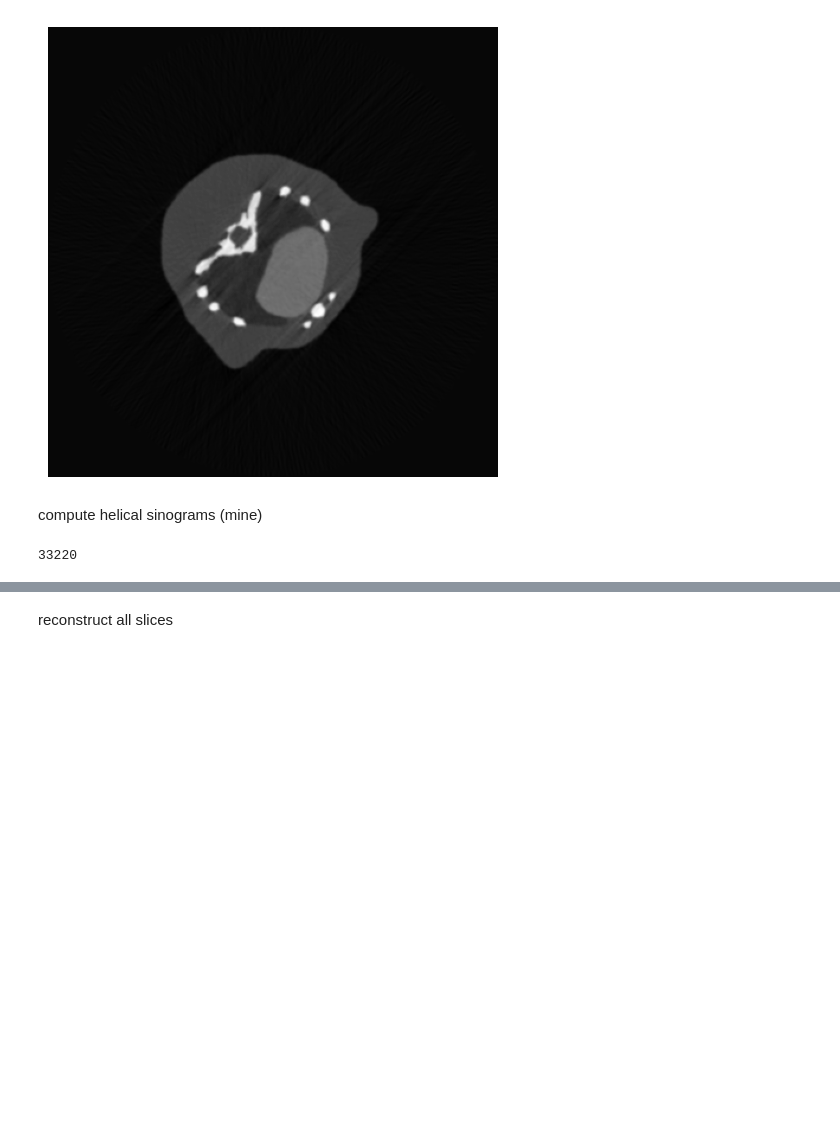
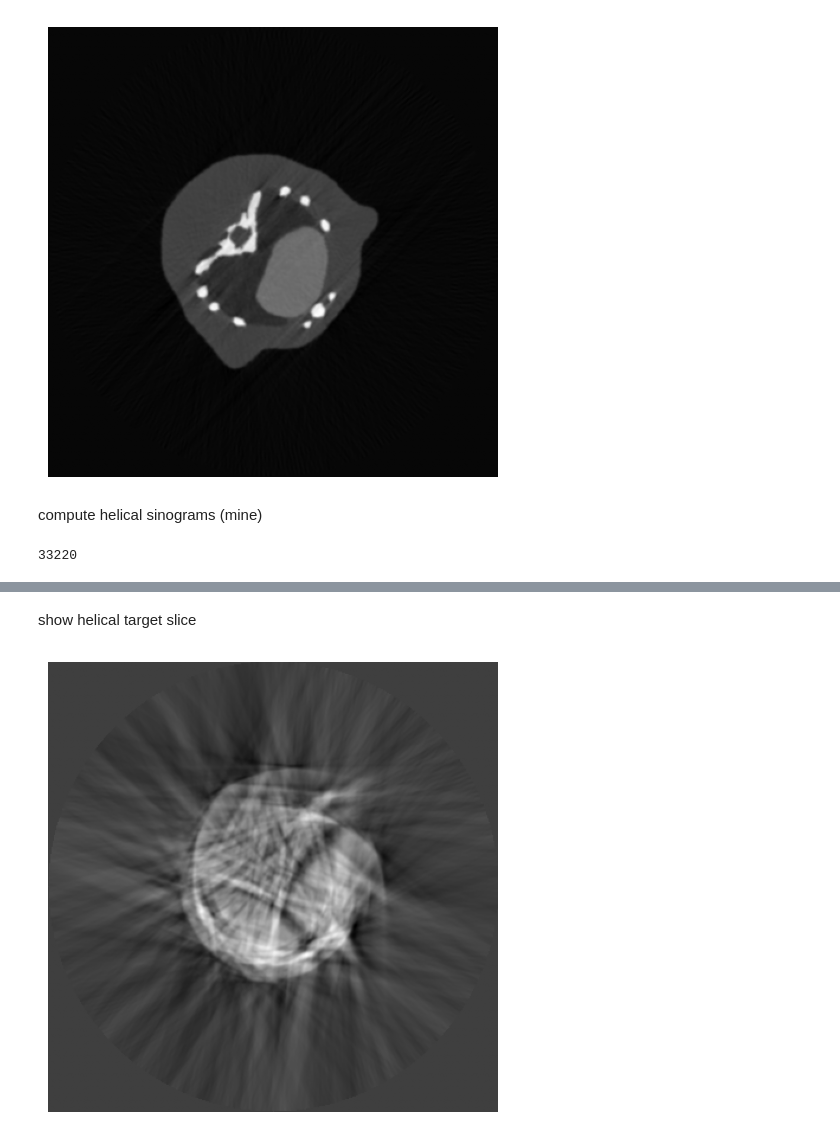
Before and after one commit to trubby22/mrigi-msi-cw, a Jupyter notebook: code/main.ipynb, the cells around one changed output, grey strips where cells are left out. Saved outputs shown, nothing was run; the diff lists cells and outputs as text; code cells hidden in the pictures; blank space fills up the shorter version.

Commit message:
reconstruct target slice for helical scan

```diff
--- a/code/main.ipynb
+++ b/code/main.ipynb
@@ -142 +144,30 @@ print(len(helical_sinograms))
+# %%
+# slices: 0 - 189
+# target slice = 109
+# span: table_movement_per_half_rotation
+# span / 2 : table_movement_per_half_rotation / 2
+# centre: z_detector_row = 109
+# obtain all angles 0 - 179
+# minimise z_detector_row
+# for each angle
+# scan helical_sinograms, obtain projection _1d that minimises z_detector_row
+# save to a numpy arr of shape: (180, 380, 380)
+helical_sinogram_target_slice = np.zeros((num_projections_per_axial_scan, num_detector_elements))
+foo = defaultdict(lambda: (float('inf'), -1))
+target_slice = 109
+for i in range(len(helical_sinograms)):
+    theta, z_detector_row, projection_1d = helical_sinograms[i]
+    foo_dist, j = foo[theta]
+    cur_dist = abs(target_slice - z_detector_row)
+    if cur_dist < foo_dist:
+        foo[theta] = (cur_dist, i)
+
+assert set(foo.keys()) == set(range(num_projections_per_axial_scan * 2)), f"Dict keys don't correspond to {min(range(num_projections_per_axial_scan))} - {max(range(num_projections_per_axial_scan * 2))}"
+for i in range(num_projections_per_axial_scan):
+    foo_dist, j = foo[i]
+    theta, z_detector_row, projection_1d = helical_sinograms[i]
+    helical_sinogram_target_slice[i] = projection_1d
+
+helical_sinogram_target_slice = helical_sinogram_target_slice.T
+assert helical_sinogram_target_slice.shape == (num_detector_elements, num_projections_per_axial_scan), f"helical_sinogram_target_slice's shape isn't appropriate for iradon to accept"
 # %% [markdown]
@@ -247,2 +174,0 @@ for diff in diffs:
-# %% [markdown]
-reconstruct all slices
@@ -266,0 +175,9 @@ if compute_all_slices:
+# %%
+theta = np.linspace(0, num_projections_per_axial_scan, num_projections_per_axial_scan, endpoint=False)
+helical_reconstruction = iradon(helical_sinogram_target_slice, theta=theta, filter_name="hann", circle=True)
+# %% [markdown]
+show helical target slice
+# %%
+show_gray_img(helical_reconstruction)
+# %% [output]
+[figure, added]
```
Also changed, not shown: parts of 13 cells of this notebook.
